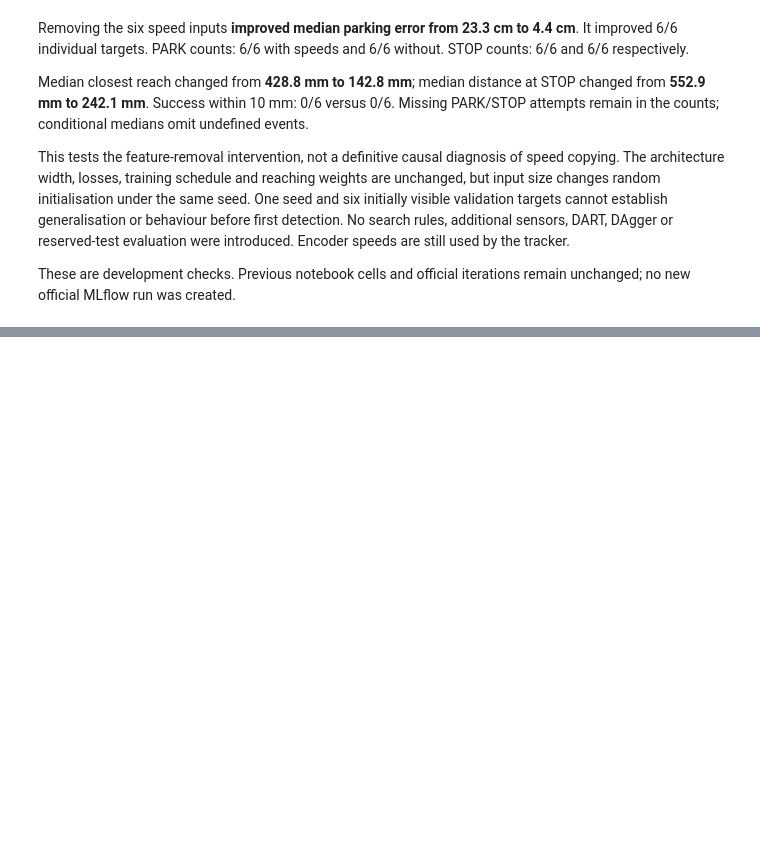
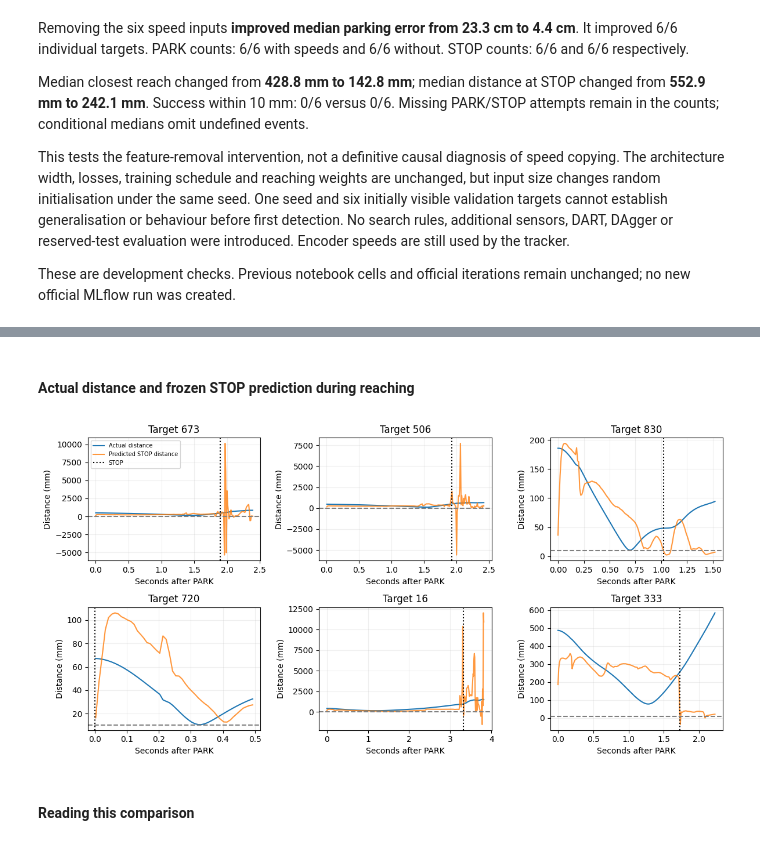
Before and after one commit to NatMota/mlai-vnc, a Jupyter notebook: v2_sensors/driving_v2/golden_dataset.ipynb, the cells around one changed output, grey strips where cells are left out. Drawn from its saved outputs; the diff is of its cells as text; code cells hidden in the pictures; blank space fills up the shorter version.

```diff
--- a/v2_sensors/driving_v2/golden_dataset.ipynb
+++ b/v2_sensors/driving_v2/golden_dataset.ipynb
@@ -671,0 +769,16 @@ These are development checks. Previous notebook cells and official iterations re
+# %% [markdown]
+#### Actual distance and frozen STOP prediction during reaching
+# %%
+fig,axes=plt.subplots(2,3,figsize=(12,6),sharex=False)
+for ax,dot in zip(axes.flat,ab_config['validation_cases']):
+    r=json.loads((AB/'results'/f'longer_dot{dot}.json').read_text());d=pd.DataFrame(r['log'])
+    if len(d):
+        ax.plot(d.t-r['park_s'],d.ee_mm,label='Actual distance')
+        ax.plot(d.t-r['park_s'],1000*d.ttp_s,label='Predicted STOP distance',alpha=.8)
+        if r['stop_s'] is not None:ax.axvline(r['stop_s']-r['park_s'],color='black',linestyle=':',label='STOP')
+    ax.axhline(10,color='grey',linestyle='--');ax.set(title=f'Target {dot}',xlabel='Seconds after PARK',ylabel='Distance (mm)');ax.grid(alpha=.2)
+axes.flat[0].legend(fontsize=7);fig.tight_layout();plt.show()
+# %% [output]
+[figure, added]
+# %% [markdown]
+#### Reading this comparison
```
Also changed, not shown: parts of 30 cells of this notebook, 52 other files.
